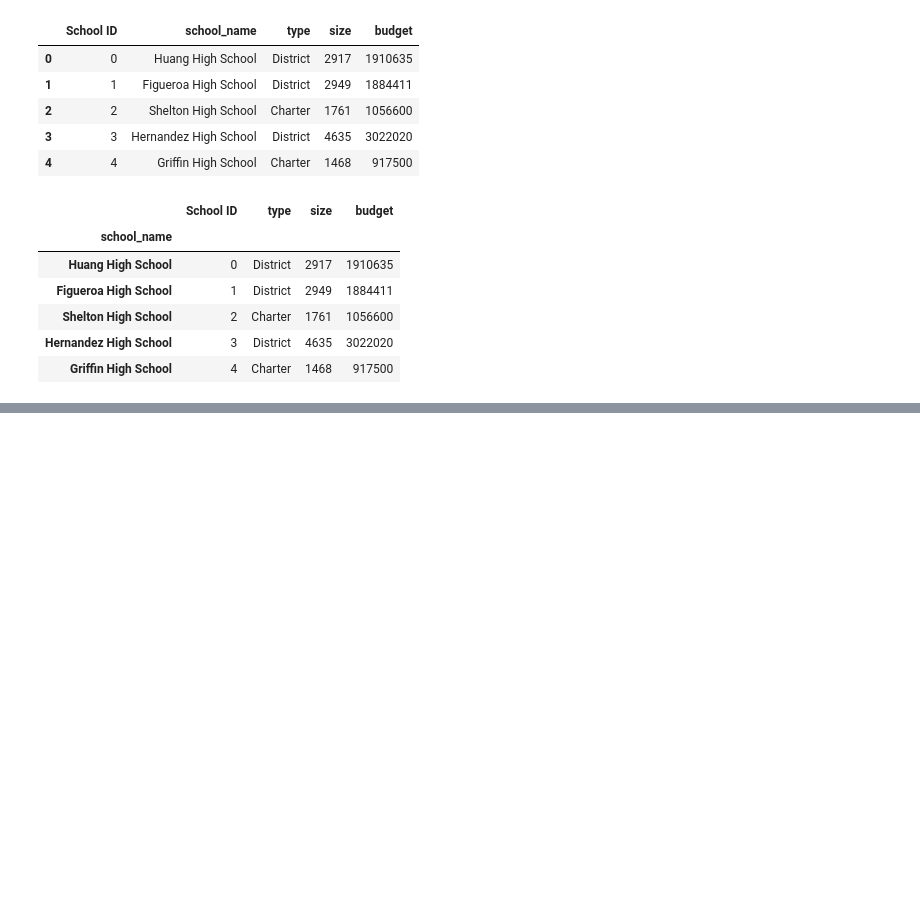
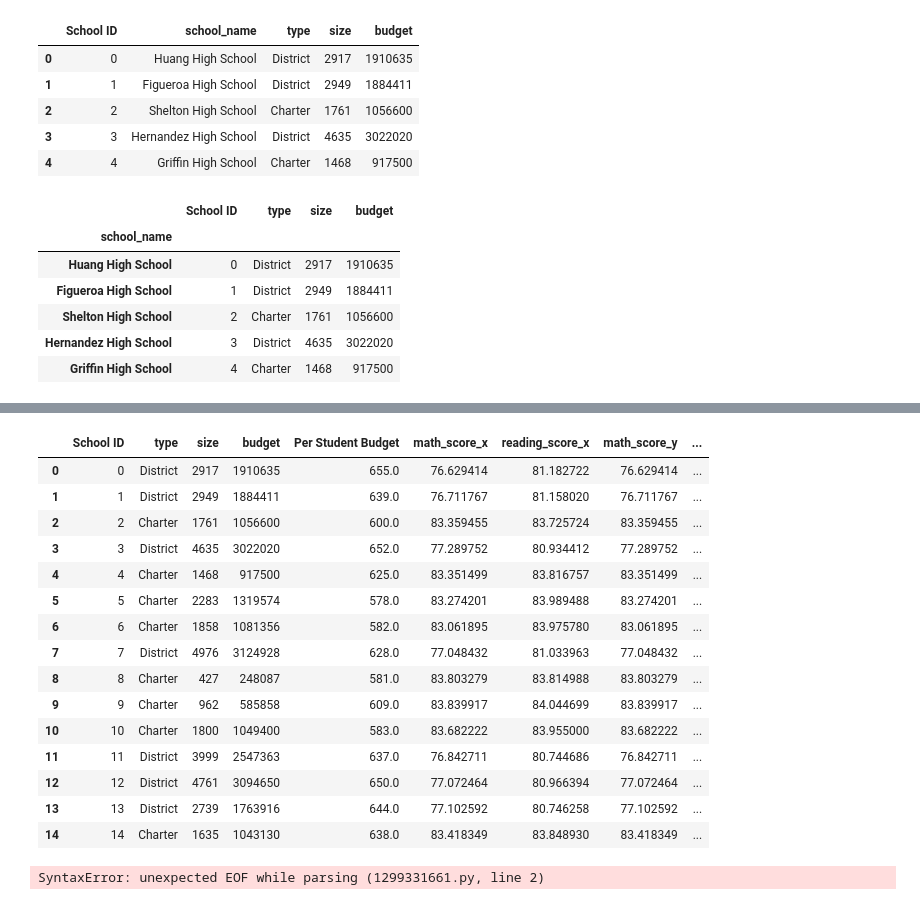
Before and after one commit to ASwigart/pandas-challenge, a Jupyter notebook: PyCitySchools/SchoolProject.ipynb, the cells around one changed output, grey strips where cells are left out. Cells and saved outputs as stored; diff of their text form; code cells hidden in the pictures; blank space fills up the shorter version.

```diff
--- a/PyCitySchools/SchoolProject.ipynb
+++ b/PyCitySchools/SchoolProject.ipynb
@@ -211,0 +208,27 @@ schoolsumgroup_df.head()
+# %%
+# merge to the right
+#THIS WORKED BUT WE LOST THE SCHOOL NAMES(?)
+schoolsum_df = pd.merge(schoolsum_df, schoolsumgroup_df, on="School ID", how="right")
+schoolsum_df
+# %% [output]
+|  | School ID | type | size | budget | Per Student Budget | math_score_x | reading_score_x | math_score_y | ... |
+| 0 | 0 | District | 2917 | 1910635 | 655.0 | 76.629414 | 81.182722 | 76.629414 | ... |
+| 1 | 1 | District | 2949 | 1884411 | 639.0 | 76.711767 | 81.158020 | 76.711767 | ... |
+| 2 | 2 | Charter | 1761 | 1056600 | 600.0 | 83.359455 | 83.725724 | 83.359455 | ... |
+| 3 | 3 | District | 4635 | 3022020 | 652.0 | 77.289752 | 80.934412 | 77.289752 | ... |
+| 4 | 4 | Charter | 1468 | 917500 | 625.0 | 83.351499 | 83.816757 | 83.351499 | ... |
+| 5 | 5 | Charter | 2283 | 1319574 | 578.0 | 83.274201 | 83.989488 | 83.274201 | ... |
+| 6 | 6 | Charter | 1858 | 1081356 | 582.0 | 83.061895 | 83.975780 | 83.061895 | ... |
+| 7 | 7 | District | 4976 | 3124928 | 628.0 | 77.048432 | 81.033963 | 77.048432 | ... |
+| 8 | 8 | Charter | 427 | 248087 | 581.0 | 83.803279 | 83.814988 | 83.803279 | ... |
+| 9 | 9 | Charter | 962 | 585858 | 609.0 | 83.839917 | 84.044699 | 83.839917 | ... |
+| 10 | 10 | Charter | 1800 | 1049400 | 583.0 | 83.682222 | 83.955000 | 83.682222 | ... |
+| 11 | 11 | District | 3999 | 2547363 | 637.0 | 76.842711 | 80.744686 | 76.842711 | ... |
+| 12 | 12 | District | 4761 | 3094650 | 650.0 | 77.072464 | 80.966394 | 77.072464 | ... |
+| 13 | 13 | District | 2739 | 1763916 | 644.0 | 77.102592 | 80.746258 | 77.102592 | ... |
+| 14 | 14 | Charter | 1635 | 1043130 | 638.0 | 83.418349 | 83.848930 | 83.418349 | ... |
+# %%
+# Passing Math and Reading %
+schoolpassinggroup_df = schooldatacomplete_df.groupby(["School ID"]["math_score"]
+# %% [output]
+SyntaxError: unexpected EOF while parsing (1299331661.py, line 2)
```
Also changed, not shown: parts of 7 cells of this notebook.
